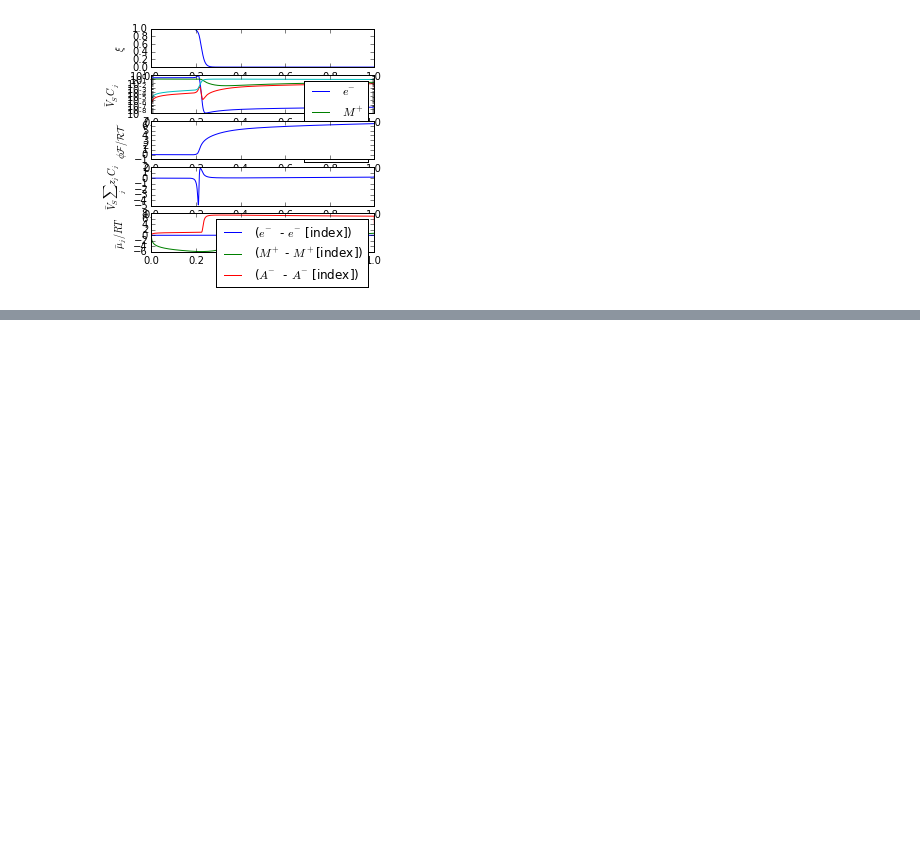
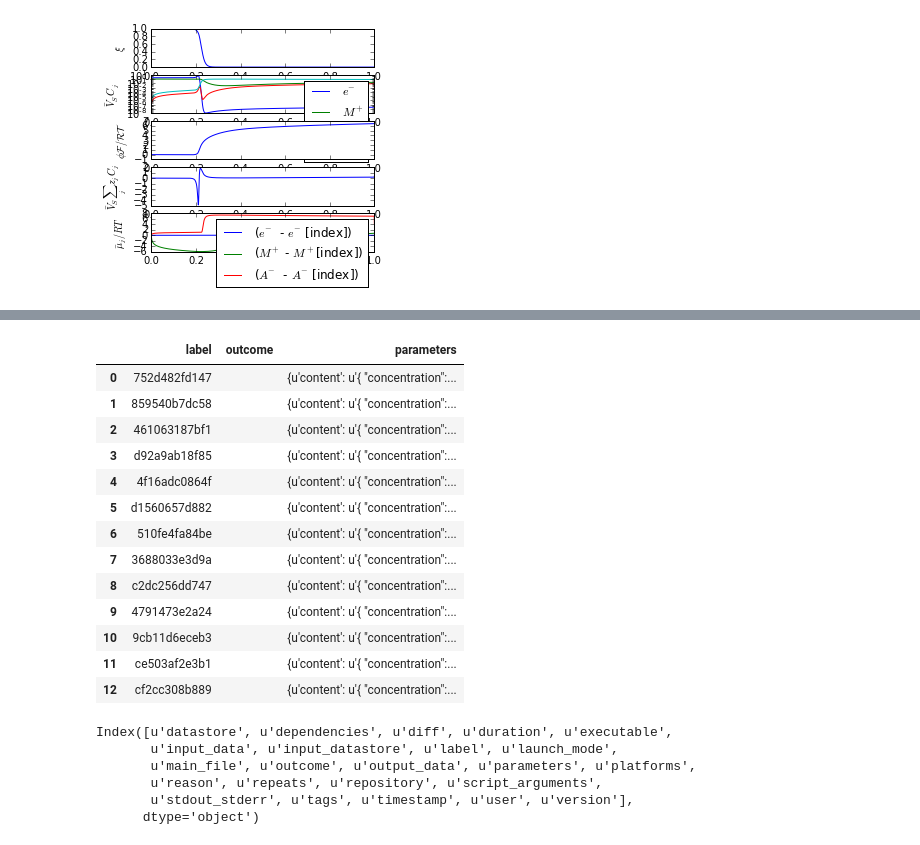
Before and after one commit to usnistgov/diffcap, a Jupyter notebook: notes.ipynb, the cells around one changed output, grey strips where cells are left out. Drawn from its saved outputs; the diff is of its cells as text; code cells hidden in the pictures; blank space fills up the shorter version.

```diff
--- a/notes.ipynb
+++ b/notes.ipynb
@@ -189,0 +300,35 @@ viewElPhF("-0.2_Vb.tsv")
+# %%
+import json
+import pandas
+
+!smt export
+with open(".smt/records_export.json") as ff:
+    data = json.load(ff)
+
+df = pandas.DataFrame(data)
+# %%
+df[["label","outcome","parameters"]]
+# %% [output]
+|  | label | outcome | parameters |
+| 0 | 752d482fd147 |  | {u'content': u'{ "concentration":... |
+| 1 | 859540b7dc58 |  | {u'content': u'{ "concentration":... |
+| 2 | 461063187bf1 |  | {u'content': u'{ "concentration":... |
+| 3 | d92a9ab18f85 |  | {u'content': u'{ "concentration":... |
+| 4 | 4f16adc0864f |  | {u'content': u'{ "concentration":... |
+| 5 | d1560657d882 |  | {u'content': u'{ "concentration":... |
+| 6 | 510fe4fa84be |  | {u'content': u'{ "concentration":... |
+| 7 | 3688033e3d9a |  | {u'content': u'{ "concentration":... |
+| 8 | c2dc256dd747 |  | {u'content': u'{ "concentration":... |
+| 9 | 4791473e2a24 |  | {u'content': u'{ "concentration":... |
+| 10 | 9cb11d6eceb3 |  | {u'content': u'{ "concentration":... |
+| 11 | ce503af2e3b1 |  | {u'content': u'{ "concentration":... |
+| 12 | cf2cc308b889 |  | {u'content': u'{ "concentration":... |
+# %%
+df.keys()
+# %% [output]
+Index([u'datastore', u'dependencies', u'diff', u'duration', u'executable',
+       u'input_data', u'input_datastore', u'label', u'launch_mode',
+       u'main_file', u'outcome', u'output_data', u'parameters', u'platforms',
+       u'reason', u'repeats', u'repository', u'script_arguments',
+       u'stdout_stderr', u'tags', u'timestamp', u'user', u'version'],
+      dtype='object')
```
Also changed, not shown: parts of 13 cells of this notebook.
